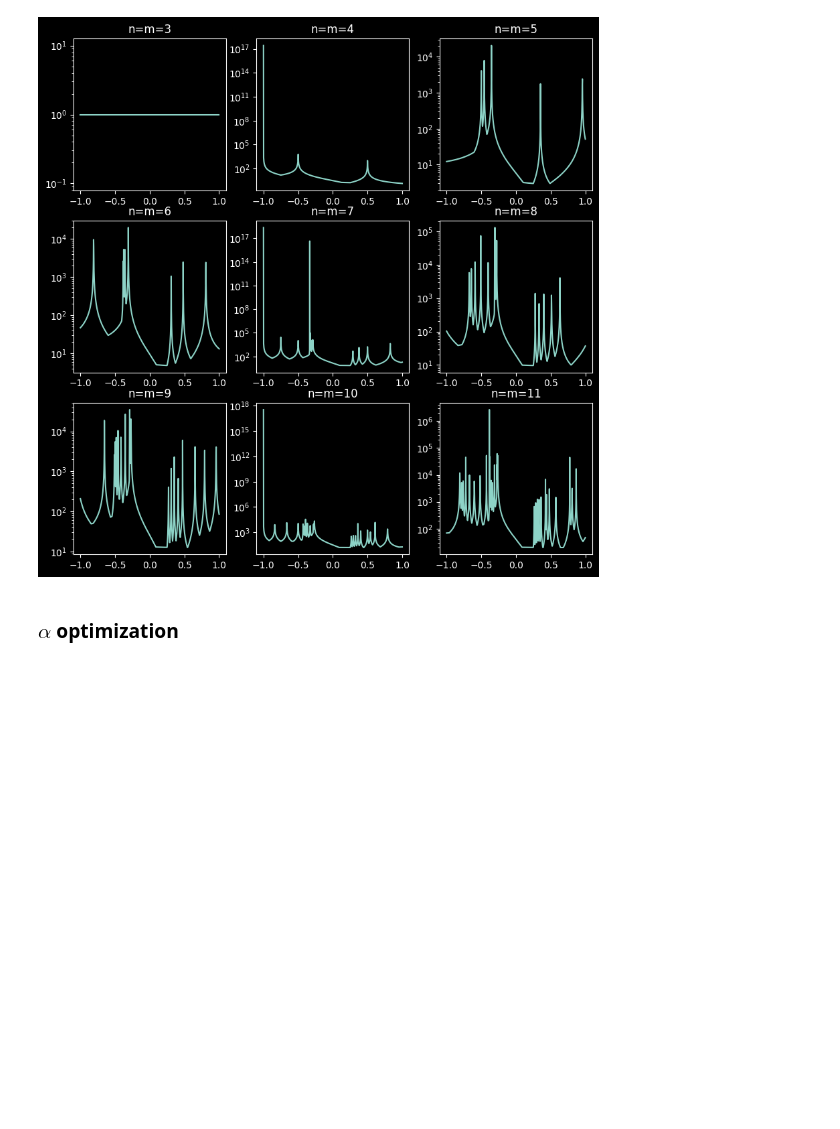
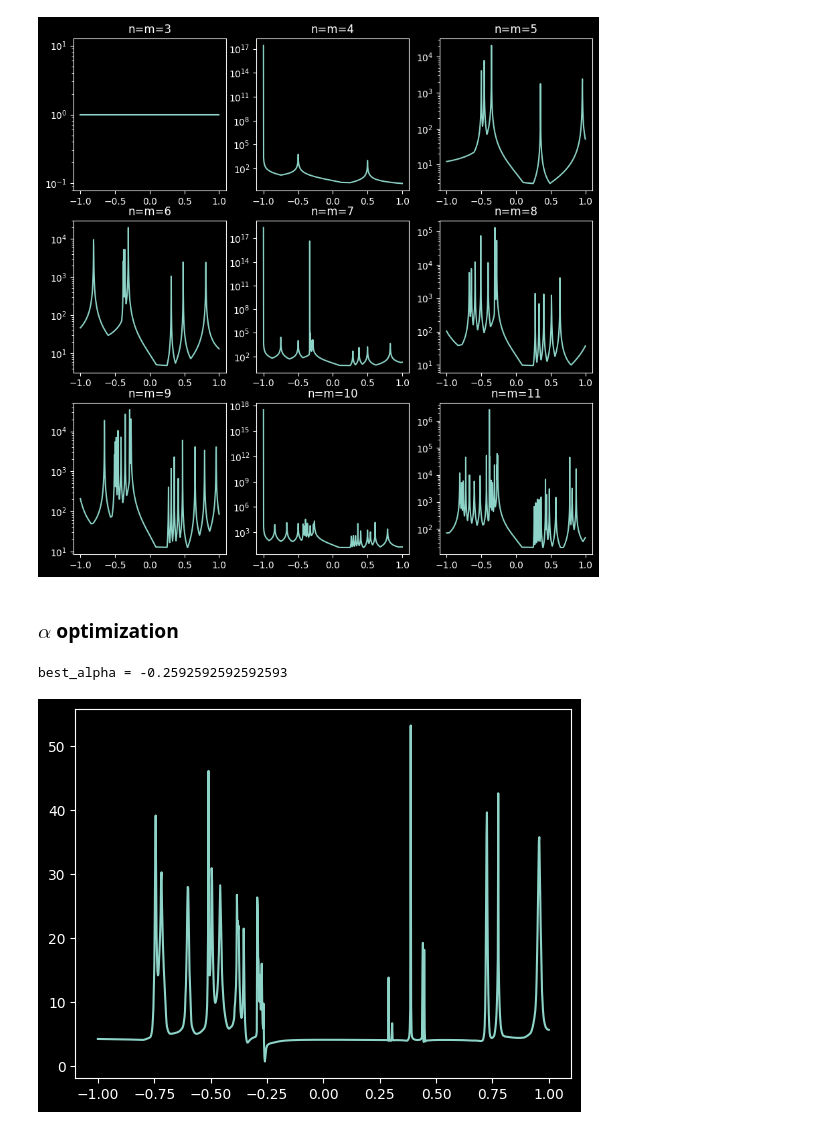
Before and after one commit to njezersek/diskrente-coonsove-ploskve-rpgo, a Jupyter notebook: coons.ipynb, the cells around one changed output. Cells and saved outputs as stored; diff of their text form; code cells hidden in the pictures; blank space fills up the shorter version.

```diff
--- a/coons.ipynb
+++ b/coons.ipynb
@@ -514,3 +550,23 @@ for i, n in enumerate(range(3,12)):
+# %%
+P = construct_example()
+def f(alpha):
+	mask = construct_mask(alpha)
+	coons(P[:,:,0], mask)
+	coons(P[:,:,1], mask)
+	coons(P[:,:,2], mask)
+
+	return error_function(P)
+
+alphas = np.linspace(-1, 1, 1000)
+err = [f(a) for a in alphas]
+
+plt.plot(alphas, err)
+
+best_alpha = alphas[np.argmin(err)]
+print(f"{best_alpha = }")
+# %% [output]
+best_alpha = -0.2592592592592593
+[figure, added]
 # %%
 P = construct_example()
 
```
Also changed, not shown: parts of 5 cells of this notebook.
